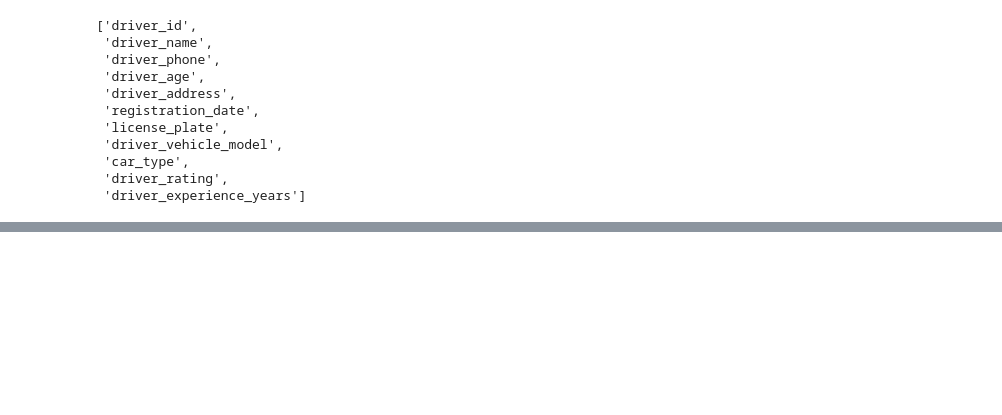
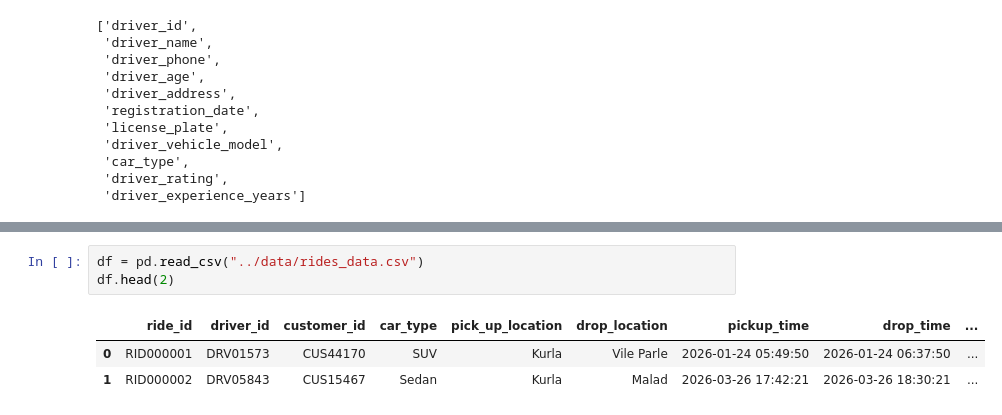
Before and after one commit to riyapandey23/mumbai-transport-de-platform, a Jupyter notebook: notebooks/02_data_generator.ipynb, the cells around one changed output, grey strips where cells are left out. Cells and saved outputs as stored; diff of their text form; blank space fills up the shorter version.

```diff
--- a/notebooks/02_data_generator.ipynb
+++ b/notebooks/02_data_generator.ipynb
@@ -559,0 +568,7 @@ Hello
+# %%
+df = pd.read_csv("../data/rides_data.csv")
+df.head(2)
+# %% [output]
+|  | ride_id | driver_id | customer_id | car_type | pick_up_location | drop_location | pickup_time | drop_time | ... |
+| 0 | RID000001 | DRV01573 | CUS44170 | SUV | Kurla | Vile Parle | 2026-01-24 05:49:50 | 2026-01-24 06:37:50 | ... |
+| 1 | RID000002 | DRV05843 | CUS15467 | Sedan | Kurla | Malad | 2026-03-26 17:42:21 | 2026-03-26 18:30:21 | ... |
```
Also changed, not shown: parts of 19 cells of this notebook, 4 other files.
